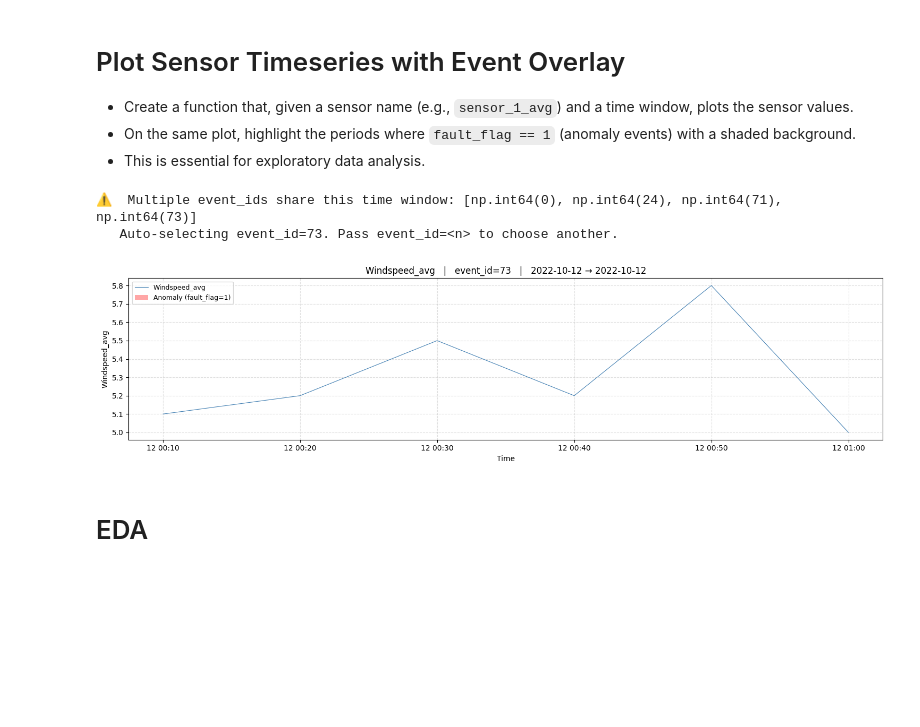
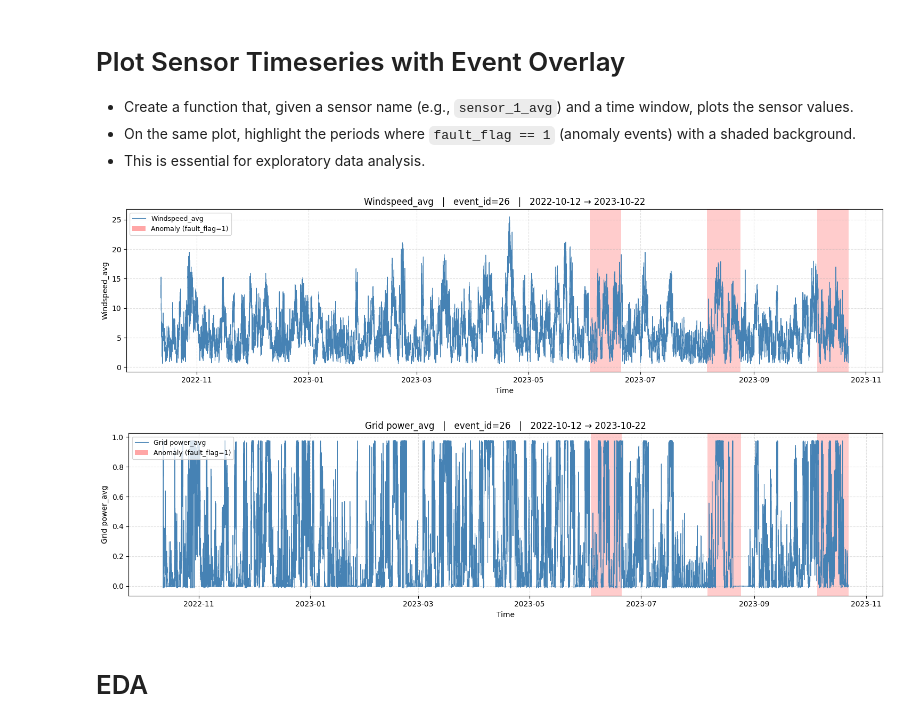
Before and after one commit to HamidrezaMirzaeian/FaultDetectionRZH, a Jupyter notebook: RZH.ipynb, the cells around one changed output. Cells and saved outputs as stored; diff of their text form; code cells hidden in the pictures; blank space fills up the shorter version.

```diff
--- a/RZH.ipynb
+++ b/RZH.ipynb
@@ -231,12 +231,25 @@ for _, row in df_feature_description.iterrows():
         new_col = f"{desc}{suffix}"
         rename_map[old_col] = new_col
 
+    # Fallback: if the column exists in raw_data WITHOUT any suffix (e.g. sensor_47),
+    # map it to just the description (no suffix appended).
+    if sensor in raw_data.columns:
+        rename_map[sensor] = desc
+
 raw_data = raw_data.rename(columns=rename_map)
 
-print(f"Renamed {len(rename_map)} sensor columns.")
-print("\nSample mappings (old → new):")
-for old, new in list(rename_map.items())[:8]:
+# Report both suffix-based and bare renames
+bare_renames    = {k: v for k, v in rename_map.items() if not any(k.endswith(s) for s in STAT_SUFFIX.values())}
+suffixed_renames = {k: v for k, v in rename_map.items() if k not in bare_renames}
+print(f"Renamed {len(suffixed_renames)} suffixed sensor columns  (e.g. sensor_xx_avg → description_avg)")
+print(f"Renamed {len(bare_renames)} bare sensor columns         (e.g. sensor_xx     → description)")
+print("\nSample suffixed mappings:")
+for old, new in list(suffixed_renames.items())[:5]:
     print(f"  {old:35s} → {new}")
+if bare_renames:
+    print("\nBare column mappings:")
+    for old, new in bare_renames.items():
+        print(f"  {old:35s} → {new}")
 raw_data.head()
 
 processed_data = raw_data.copy()
@@ -343,37 +364,39 @@ def plot_sensor_timeseries(sensor_name, time_wind, event_id=None, data=None):
     # --- Shade contiguous fault_flag == 1 blocks ---
     fault_ts = df['time_stamp'].values
     fault_fl = df['fault_flag'].values
 
     in_fault    = False
     fault_start = None
     for t, f in zip(fault_ts, fault_fl):
         if f == 1 and not in_fault:
             fault_start = t
             in_fault    = True
         elif f == 0 and in_fault:
             ax.axvspan(fault_start, t, color='red', alpha=0.20, lw=0)
             in_fault = False
     if in_fault:                              # close open block at series end
         ax.axvspan(fault_start, fault_ts[-1], color='red', alpha=0.20, lw=0)
 
     # --- Legend ---
     from matplotlib.patches import Patch
     handles, labels = ax.get_legend_handles_labels()
     handles.append(Patch(facecolor='red', alpha=0.35, label='Anomaly (fault_flag=1)'))
     ax.legend(handles=handles, fontsize=9, loc='upper left')
 
     ax.set_title(f'{sensor_name}   |   event_id={event_id}   |   {str(start.date())} → {str(end.date())}', fontsize=12)
     ax.set_xlabel('Time')
     ax.set_ylabel(sensor_name)
     ax.grid(True, linestyle='--', alpha=0.4)
     plt.tight_layout()
     plt.show()
 
-plot_sensor_timeseries('Windspeed_avg', ('2022-10-12 00:00:01', '2022-10-12 01:00:00'))
+plot_sensor_timeseries('Windspeed_avg', ('2022-10-12 10:20:00', '2023-10-22 10:20:00'),event_id=26)
 # %% [output]
-⚠️  Multiple event_ids share this time window: [np.int64(0), np.int64(24), np.int64(71), np.int64(73)]
-   Auto-selecting event_id=73. Pass event_id=<n> to choose another.
-[figure, old version]
+[figure, new version]
+# %%
+plot_sensor_timeseries('Grid power_avg', ('2022-10-12 10:20:00', '2023-10-22 10:20:00'),event_id=26)
+# %% [output]
+[figure, added]
 # %% [markdown]
 # EDA
 # %% [markdown]
```
Also changed, not shown: parts of 3 cells of this notebook, 1 other file.
